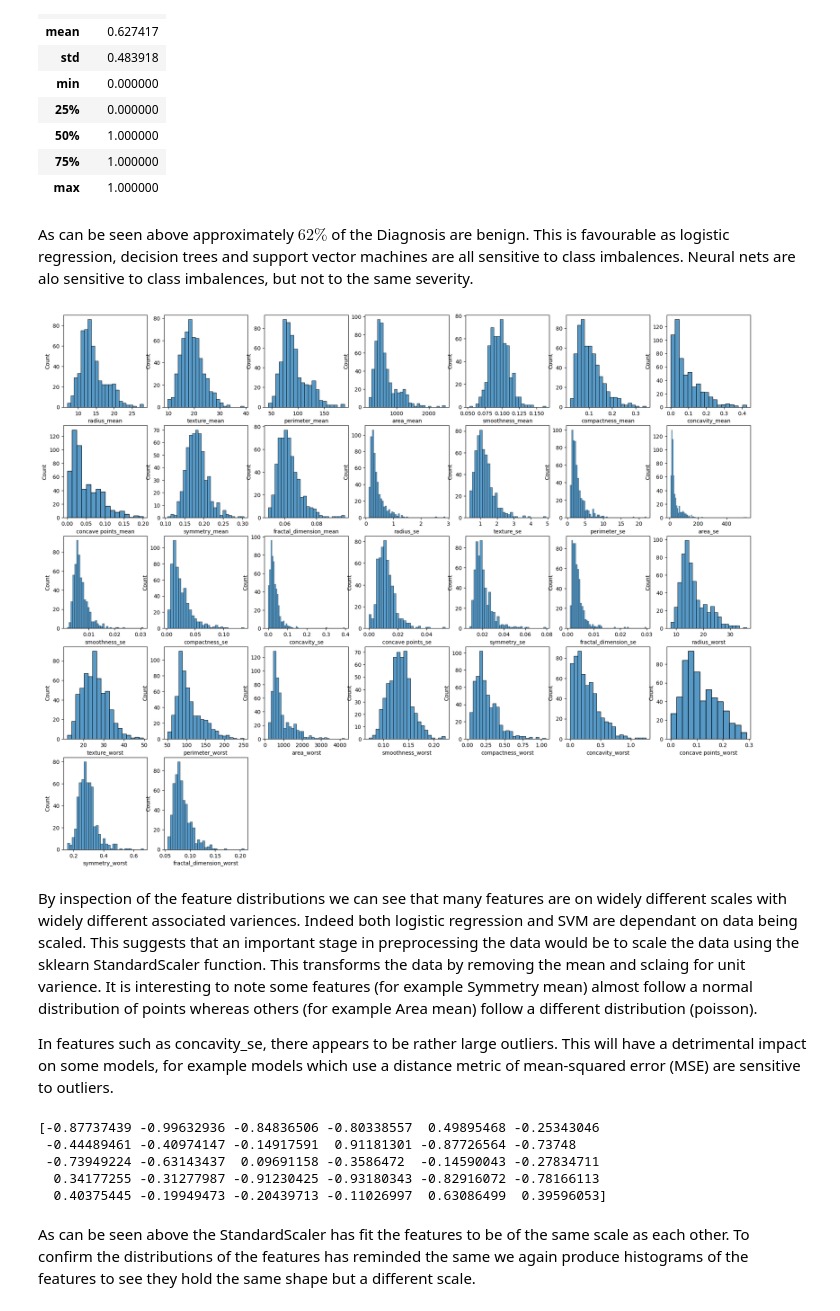
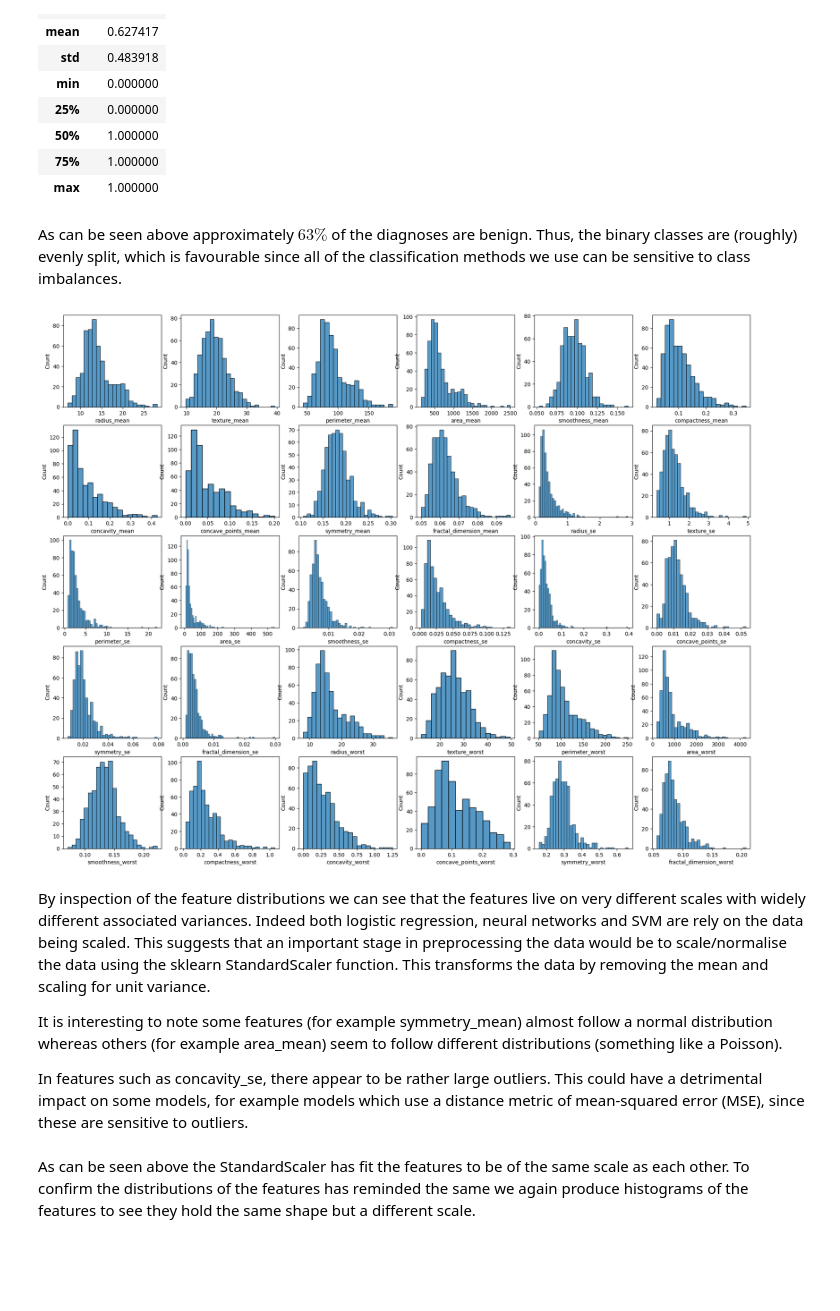
Before and after one commit to a-matson/DST_ASS1, a Jupyter notebook: report.ipynb, the cells around one changed output. Saved outputs shown, nothing was run; the diff lists cells and outputs as text; code cells hidden in the pictures; blank space fills up the shorter version.

Commit message:
Written intro, performance metrics and edited EDA

```diff
--- a/report.ipynb
+++ b/report.ipynb
@@ -87,7 +102,7 @@ column_name_mapping = {
     "smoothness1": "smoothness_mean",
     "compactness1": "compactness_mean",
     "concavity1": "concavity_mean",
-    "concave_points1": "concave points_mean",
+    "concave_points1": "concave_points_mean",
     "symmetry1": "symmetry_mean",
     "fractal_dimension1": "fractal_dimension_mean",
     "radius2": "radius_se",
@@ -97,7 +112,7 @@ column_name_mapping = {
     "smoothness2": "smoothness_se",
     "compactness2": "compactness_se",
     "concavity2": "concavity_se",
-    "concave_points2": "concave points_se",
+    "concave_points2": "concave_points_se",
     "symmetry2": "symmetry_se",
     "fractal_dimension2": "fractal_dimension_se",
     "radius3": "radius_worst",
@@ -107,7 +122,12 @@ column_name_mapping = {
     "smoothness3": "smoothness_worst",
     "compactness3": "compactness_worst",
     "concavity3": "concavity_worst",
-    "concave_points3": "concave points_worst",
+    "concave_points3": "concave_points_worst",
     "symmetry3": "symmetry_worst",
     "fractal_dimension3": "fractal_dimension_worst",
 }
+
+# Rename columns
+
+X = X.rename(columns=column_name_mapping)
+X.columns
@@ -201,42 +213,29 @@ y.describe()
 | 50% | 1.000000 |
 | 75% | 1.000000 |
 | max | 1.000000 |
-# %% [markdown]
-As can be seen above approximately $62\%$ of the Diagnosis are benign. This is favourable as logistic regression, decision trees and support vector machines are all sensitive to class imbalences. Neural nets are alo sensitive to class imbalences, but not to the same severity.
+# %% [markdown]
+As can be seen above approximately $63\%$ of the diagnoses are benign. Thus, the binary classes are (roughly) evenly split, which is favourable since all of the classification methods we use can be sensitive to class imbalances.
 # %%
-##And we can quickly visualize these summaries with histograms
+## And we can quickly visualize these summaries with histograms
 
-fig, axes = plt.subplots(nrows=5, ncols=7, figsize=(23, 18))
+fig, axes = plt.subplots(nrows=5, ncols=6, figsize=(23, 18))
 
 axes = axes.flatten()
 
 for i, col in enumerate(X.columns):
     sns.histplot(x=X[col], ax=axes[i])
 
 for i in range(len(X.columns), len(axes)):
     fig.delaxes(axes[i])
 
 plt.show()
 # %% [output]
-[figure, old version]
+[figure, new version]
 # %% [markdown]
-By inspection of the feature distributions we can see that many features are on widely different scales with widely different associated variences. Indeed both logistic regression and SVM are dependant on data being scaled. This suggests that an important stage in preprocessing the data would be to scale the data using the sklearn StandardScaler function. This transforms the data by removing the mean and sclaing for unit varience.
-It is interesting to note some features (for example Symmetry mean) almost follow a normal distribution of points whereas others (for example Area mean) follow a different distribution (poisson).
+By inspection of the feature distributions we can see that the features live on very different scales with widely different associated variances. Indeed both logistic regression, neural networks and SVM are rely on the data being scaled. This suggests that an important stage in preprocessing the data would be to scale/normalise the data using the sklearn StandardScaler function. This transforms the data by removing the mean and scaling for unit variance.
 
-In features such as concavity_se, there appears to be rather large outliers. This will have a detrimental impact on some models, for example models which use a distance metric of mean-squared error (MSE) are sensitive to outliers.
+It is interesting to note some features (for example symmetry_mean) almost follow a normal distribution whereas others (for example area_mean) seem to follow different distributions (something like a Poisson).
+
+In features such as concavity_se, there appear to be rather large outliers. This could have a detrimental impact on some models, for example models which use a distance metric of mean-squared error (MSE), since these are sensitive to outliers.
-# %%
-from sklearn.preprocessing import StandardScaler
-scaler = StandardScaler()
-X_train_scaled = scaler.fit_transform(X_train)
-X_test_scaled = scaler.transform(X_test)
-#let us inspect a data point
-print(X_train_scaled[0])
-X_train_scaledd=pd.DataFrame(X_train_scaled)
-# %% [output]
-[-0.87737439 -0.99632936 -0.84836506 -0.80338557  0.49895468 -0.25343046
- -0.44489461 -0.40974147 -0.14917591  0.91181301 -0.87726564 -0.73748
- -0.73949224 -0.63143437  0.09691158 -0.3586472  -0.14590043 -0.27834711
-  0.34177255 -0.31277987 -0.91230425 -0.93180343 -0.82916072 -0.78166113
-  0.40375445 -0.19949473 -0.20439713 -0.11026997  0.63086499  0.39596053]
 # %% [markdown]
 As can be seen above the StandardScaler has fit the features to be of the same scale as each other. To confirm the distributions of the features has reminded the same we again produce histograms of the features to see they hold the same shape but a different scale.
```
Also changed, not shown: parts of 47 cells of this notebook.
